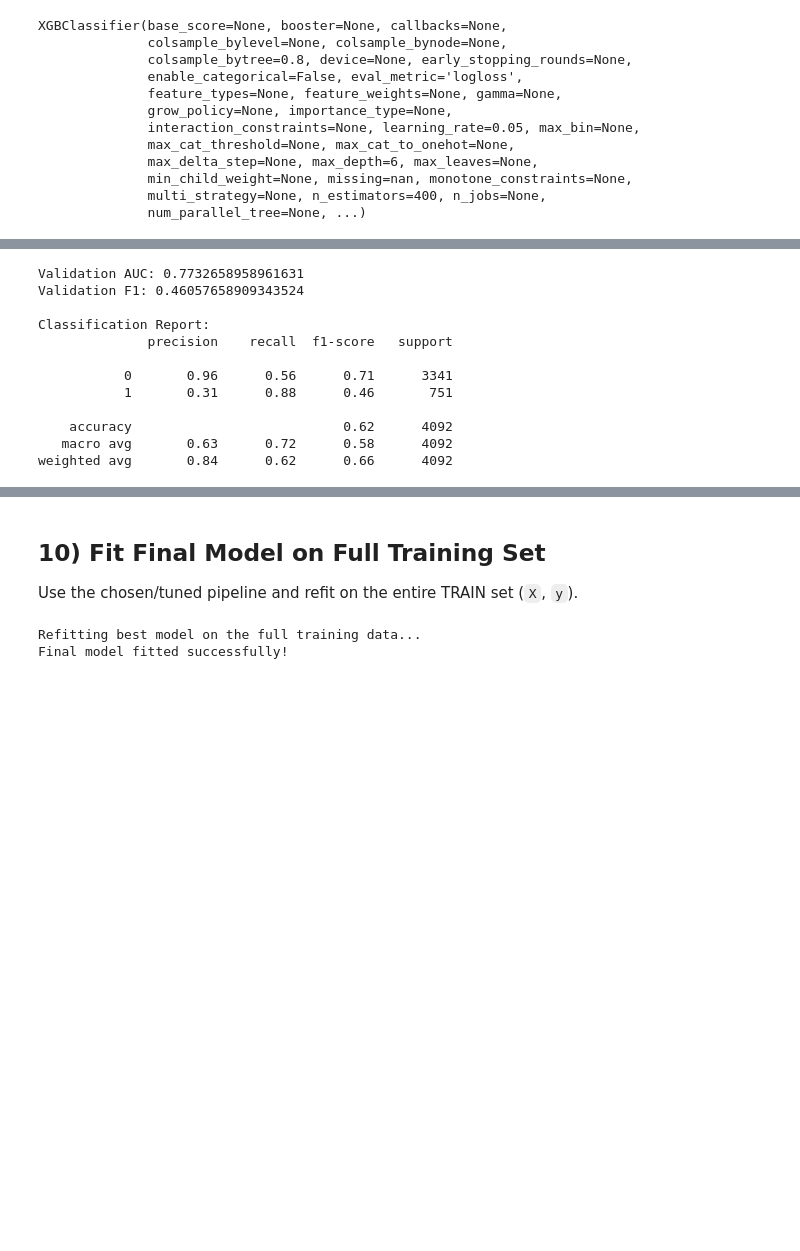
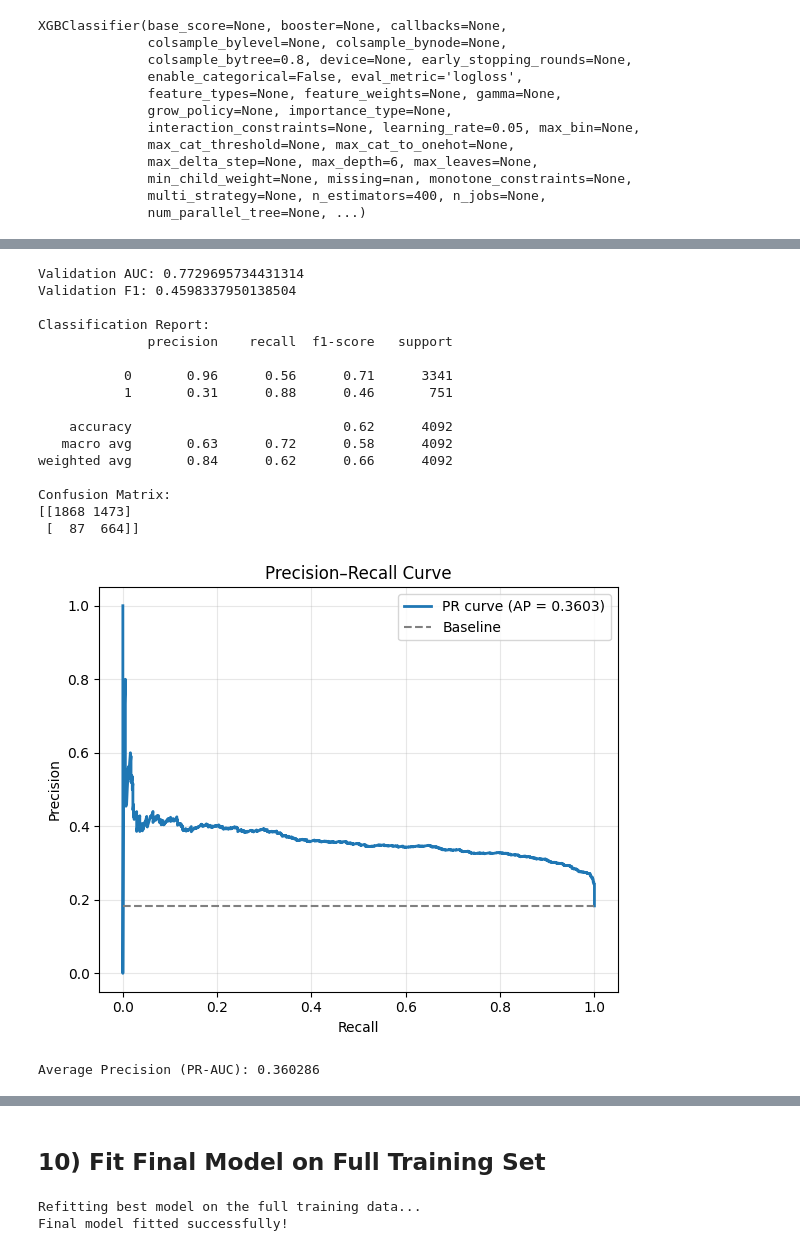
Before and after one commit to AdityaBoghara/Insurance-Classification-Project, a Jupyter notebook: Project_XGBoost.ipynb, the cells around one changed output, grey strips where cells are left out. Cells and saved outputs as stored; diff of their text form; code cells hidden in the pictures; blank space fills up the shorter version.

```diff
--- a/Project_XGBoost.ipynb
+++ b/Project_XGBoost.ipynb
@@ -542,12 +550,6 @@ accuracy:  0.8114369501466275
 ===================================
 # %%
 # MC
-
-from sklearn.linear_model import LogisticRegression
-from sklearn.ensemble import RandomForestClassifier
-from xgboost import XGBClassifier
-from sklearn.metrics import roc_auc_score, f1_score, classification_report
-
 baseline_models = {
     "Logistic Regression": LogisticRegression(max_iter=500),
     "Random Forest": RandomForestClassifier(n_estimators=200, random_state=RANDOM_STATE),
@@ -557,7 +559,7 @@ baseline_models = {
         learning_rate=0.05,
         subsample=0.8,
         colsample_bytree=0.8,
-        scale_pos_weight=scale_pos_weight,
+        scale_pos_weight=1,
         eval_metric="logloss",
         random_state=RANDOM_STATE
     )
@@ -652,26 +696,68 @@ Best CV AUC: 0.7740209391782081
 # %%
 # MC
 
 best_xgb = random_search.best_estimator_
 
 proba_va = best_xgb.predict_proba(X_va)[:, 1]
 pred_va = best_xgb.predict(X_va)
 
 print("Validation AUC:", roc_auc_score(y_va, proba_va))
 print("Validation F1:", f1_score(y_va, pred_va))
 
 print("\nClassification Report:")
 print(classification_report(y_va, pred_va))
+
+print("Confusion Matrix:")
+print(confusion_matrix(y_va, pred_va))
+
+# --- Precision–Recall Curve & PR-AUC ---
+precision, recall, thresholds = precision_recall_curve(y_va, proba_va)
+pr_auc = average_precision_score(y_va, proba_va)
+
+plt.figure(figsize=(6, 5))
+plt.plot(recall, precision, lw=2, label=f'PR curve (AP = {pr_auc:.4f})')
+plt.hlines((y_va == 1).mean(), 0, 1, colors='gray', linestyles='dashed', label='Baseline')
+plt.xlabel('Recall')
+plt.ylabel('Precision')
+plt.title('Precision–Recall Curve')
+plt.legend()
+plt.grid(True, alpha=0.3)
+plt.tight_layout()
+plt.show()
+
+print(f"Average Precision (PR-AUC): {pr_auc:.6f}")
+
+# Compute ROC curve and ROC-AUC
+fpr, tpr, thresholds = roc_curve(y_va, proba_va)
+roc_auc = roc_auc_score(y_va, proba_va)
+
+plt.figure(figsize=(6,5))
+plt.plot(fpr, tpr, lw=2, label=f'ROC curve (AUC = {roc_auc:.4f})')
+plt.plot([0, 1], [0, 1], linestyle='--', color='gray', label='Random baseline')
+
+plt.xlabel('False Positive Rate')
+plt.ylabel('True Positive Rate (Recall)')
+plt.title('Receiver Operating Characteristic (ROC) Curve')
+plt.legend(loc='lower right')
+plt.grid(True, alpha=0.3)
+plt.tight_layout()
+plt.show()
 # %% [output]
-Validation AUC: 0.7732658958961631
-Validation F1: 0.46057658909343524
+Validation AUC: 0.7729695734431314
+Validation F1: 0.4598337950138504
 
 Classification Report:
               precision    recall  f1-score   support
 
            0       0.96      0.56      0.71      3341
            1       0.31      0.88      0.46       751
 
     accuracy                           0.62      4092
    macro avg       0.63      0.72      0.58      4092
 weighted avg       0.84      0.62      0.66      4092
+
+Confusion Matrix:
+[[1868 1473]
+ [  87  664]]
+[figure, added]
+Average Precision (PR-AUC): 0.360286
@@ -678,6 +765,5 @@ weighted avg       0.84      0.62      0.66      4092
 # %% [markdown]
 ## 10) Fit Final Model on Full Training Set
-Use the chosen/tuned pipeline and refit on the entire TRAIN set (`X`, `y`).
 # %%
 # MC
 
```
Also changed, not shown: parts of 27 cells of this notebook.
